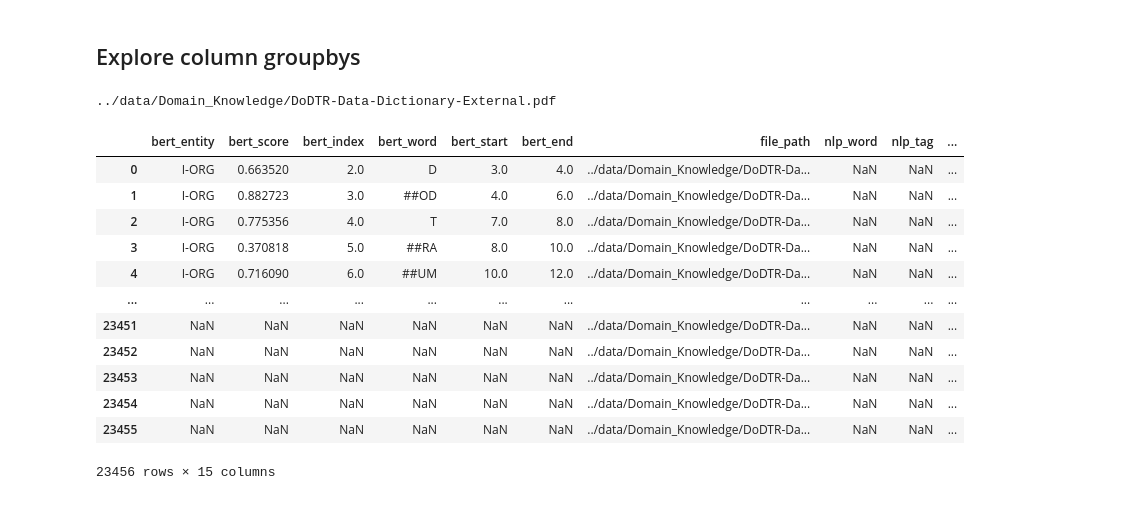
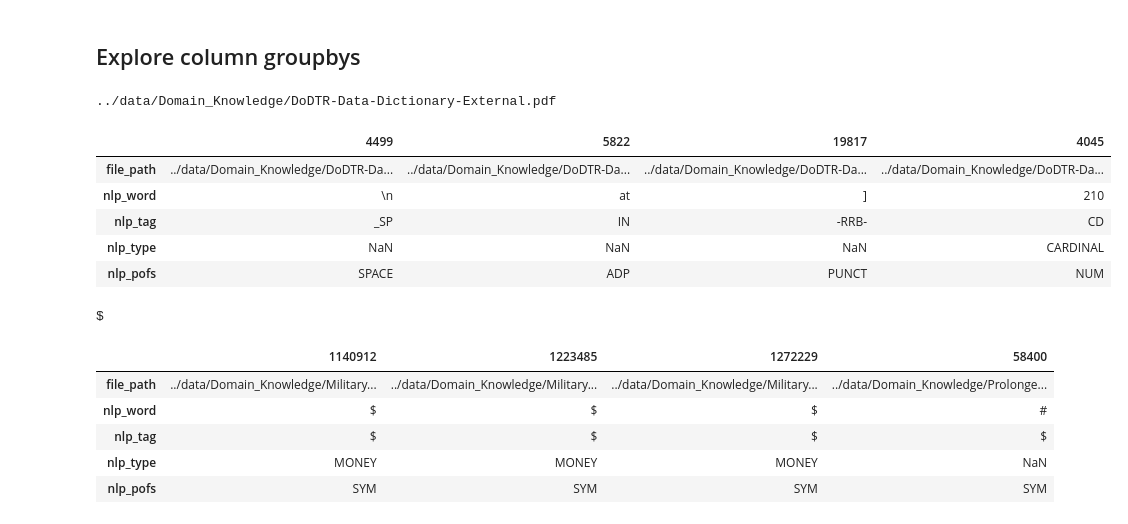
Before and after one commit to dbabbitt/itm-analysis-reporting-1, a Jupyter notebook: explorations/Parse Domain Documents for Entities.ipynb, the cells around one changed output. Drawn from its saved outputs; the diff is of its cells as text; code cells hidden in the pictures.

```diff
--- a/explorations/Parse Domain Documents for Entities.ipynb
+++ b/explorations/Parse Domain Documents for Entities.ipynb
@@ -277,29 +285,0 @@ WORK_OF_ART ['Claims for Negligent Medical Care Provided Members of the Armed Fo
-# %%
-
-# Concatonate BERT entities into NER phrases
-for file_path, file_path_df in domain_doc_ners_df.groupby('file_path'):
-    print()
-    print(file_path)
-    for entity, entity_df in file_path_df.groupby('bert_entity'):
-        print()
-        print(entity)
-        bert_indices_list = entity_df.sort_values('bert_start').bert_index.tolist()
-        for indices_list in nu.split_row_indices_list(bert_indices_list):
-            mask_series = entity_df.bert_index.isin(indices_list)
-            df = entity_df[mask_series].sort_values('bert_start')
-            ner_phrase = ' '.join(df.bert_word.tolist())
-            entity_list = df.bert_entity.tolist()
-
-            # Remove subword tokenization
-            ner_phrase = ner_phrase.replace(' ##', '')
-            if ner_phrase.startswith('##'):
-                bert_index = df.bert_index.min() - 1
-                mask_series = (file_path_df.bert_index == bert_index)
-                df = file_path_df[mask_series]
-                if df.shape[0] == 1:
-                    bert_word = df.bert_word.squeeze()
-                    ner_phrase = bert_word + ner_phrase[2:]
-                    entity_list.insert(0, df.bert_entity.squeeze())
-
-            print(ner_phrase, entity_list)
-    break
@@ -327,21 +289,28 @@ Inc ['I-ORG']
 # %%
 
 for file_path, file_path_df in domain_doc_ners_df.groupby('file_path'):
     print(file_path)
-    display(file_path_df)
+    display(file_path_df.sample(4).dropna(axis='columns', how='all').T)
     break
 # %% [output]
 ../data/Domain_Knowledge/DoDTR-Data-Dictionary-External.pdf
-|  | bert_entity | bert_score | bert_index | bert_word | bert_start | bert_end | file_path | nlp_word | nlp_tag | ... |
-| 0 | I-ORG | 0.663520 | 2.0 | D | 3.0 | 4.0 | ../data/Domain_Knowledge/DoDTR-Da... | NaN | NaN | ... |
-| 1 | I-ORG | 0.882723 | 3.0 | ##OD | 4.0 | 6.0 | ../data/Domain_Knowledge/DoDTR-Da... | NaN | NaN | ... |
-| 2 | I-ORG | 0.775356 | 4.0 | T | 7.0 | 8.0 | ../data/Domain_Knowledge/DoDTR-Da... | NaN | NaN | ... |
-| 3 | I-ORG | 0.370818 | 5.0 | ##RA | 8.0 | 10.0 | ../data/Domain_Knowledge/DoDTR-Da... | NaN | NaN | ... |
-| 4 | I-ORG | 0.716090 | 6.0 | ##UM | 10.0 | 12.0 | ../data/Domain_Knowledge/DoDTR-Da... | NaN | NaN | ... |
-| ... | ... | ... | ... | ... | ... | ... | ... | ... | ... | ... |
-| 23451 | NaN | NaN | NaN | NaN | NaN | NaN | ../data/Domain_Knowledge/DoDTR-Da... | NaN | NaN | ... |
-| 23452 | NaN | NaN | NaN | NaN | NaN | NaN | ../data/Domain_Knowledge/DoDTR-Da... | NaN | NaN | ... |
-| 23453 | NaN | NaN | NaN | NaN | NaN | NaN | ../data/Domain_Knowledge/DoDTR-Da... | NaN | NaN | ... |
-| 23454 | NaN | NaN | NaN | NaN | NaN | NaN | ../data/Domain_Knowledge/DoDTR-Da... | NaN | NaN | ... |
-| 23455 | NaN | NaN | NaN | NaN | NaN | NaN | ../data/Domain_Knowledge/DoDTR-Da... | NaN | NaN | ... |
+|  | 4499 | 5822 | 19817 | 4045 |
+| file_path | ../data/Domain_Knowledge/DoDTR-Da... | ../data/Domain_Knowledge/DoDTR-Da... | ../data/Domain_Knowledge/DoDTR-Da... | ../data/Domain_Knowledge/DoDTR-Da... |
+| nlp_word | \n | at | ] | 210 |
+| nlp_tag | _SP | IN | -RRB- | CD |
+| nlp_type | NaN | NaN | NaN | CARDINAL |
+| nlp_pofs | SPACE | ADP | PUNCT | NUM |
-23456 rows × 15 columns
+# %%
+
+for nlp_tag, nlp_tag_df in domain_doc_ners_df.groupby('nlp_tag'):
+    print(nlp_tag)
+    display(nlp_tag_df.sample(4).dropna(axis='columns', how='all').T)
+    break
+# %% [output]
+$
+|  | 1140912 | 1223485 | 1272229 | 58400 |
+| file_path | ../data/Domain_Knowledge/Military... | ../data/Domain_Knowledge/Military... | ../data/Domain_Knowledge/Military... | ../data/Domain_Knowledge/Prolonge... |
+| nlp_word | $ | $ | $ | # |
+| nlp_tag | $ | $ | $ | $ |
+| nlp_type | MONEY | MONEY | MONEY | NaN |
+| nlp_pofs | SYM | SYM | SYM | SYM |
```
Also changed, not shown: parts of 13 cells of this notebook, 2 other files.
